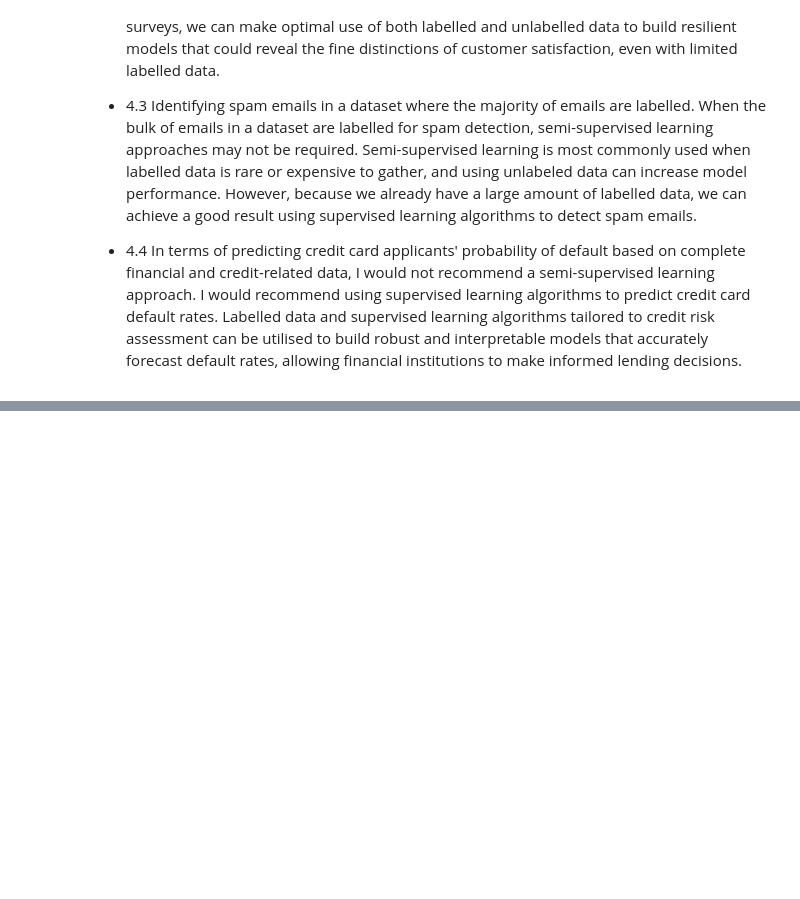
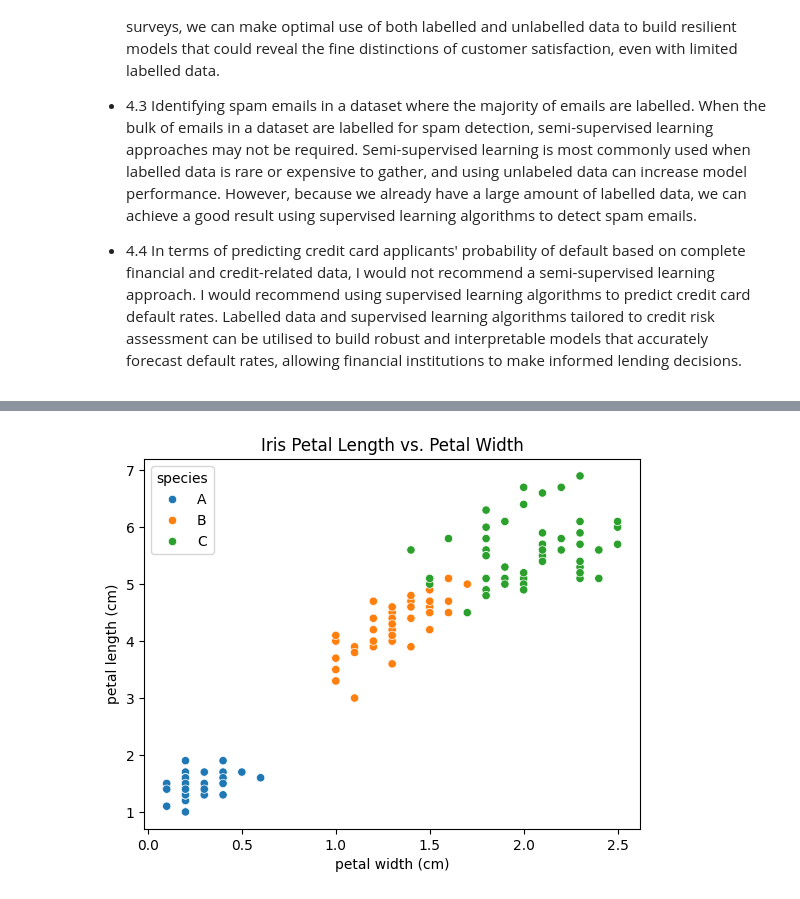
Before and after one commit to KaratuMT2016/HyperionDevBootCamp, a Jupyter notebook: MachineLearning/machine_learning.ipynb, the cells around one changed output, grey strips where cells are left out. Saved outputs shown, nothing was run; the diff lists cells and outputs as text; code cells hidden in the pictures; blank space fills up the shorter version.

```diff
--- a/MachineLearning/machine_learning.ipynb
+++ b/MachineLearning/machine_learning.ipynb
@@ -71,0 +82,5 @@ For each of the following real-world problems, determine whether it is appropria
+# %%
+iris = datasets.load_iris()
+data_df = pd.DataFrame(iris.data, columns=iris.feature_names)
+
+data_df.head()
@@ -71,0 +106,4 @@ For each of the following real-world problems, determine whether it is appropria
+# %%
+data_df['species'] = iris.target
+
+data_df.head()
@@ -71,0 +117,3 @@ For each of the following real-world problems, determine whether it is appropria
+# %%
+# change species to rather be string instead of 0,1,2
+data_df['species'] = data_df['species'].replace({0: 'A', 1: 'B', 2: 'C'})
@@ -71,0 +168,2 @@ For each of the following real-world problems, determine whether it is appropria
+# %%
+data_df['petal area (cm^2)'] = data_df['petal length (cm)'] * data_df['petal width (cm)']
@@ -71,0 +193,6 @@ For each of the following real-world problems, determine whether it is appropria
+# %%
+sns.scatterplot(data=data_df, x='petal width (cm)', y='petal length (cm)', hue='species')
+plt.title('Iris Petal Length vs. Petal Width')
+plt.show()
+# %% [output]
+[figure, added]
```
Also changed, not shown: parts of 19 cells of this notebook, 2 other files.
